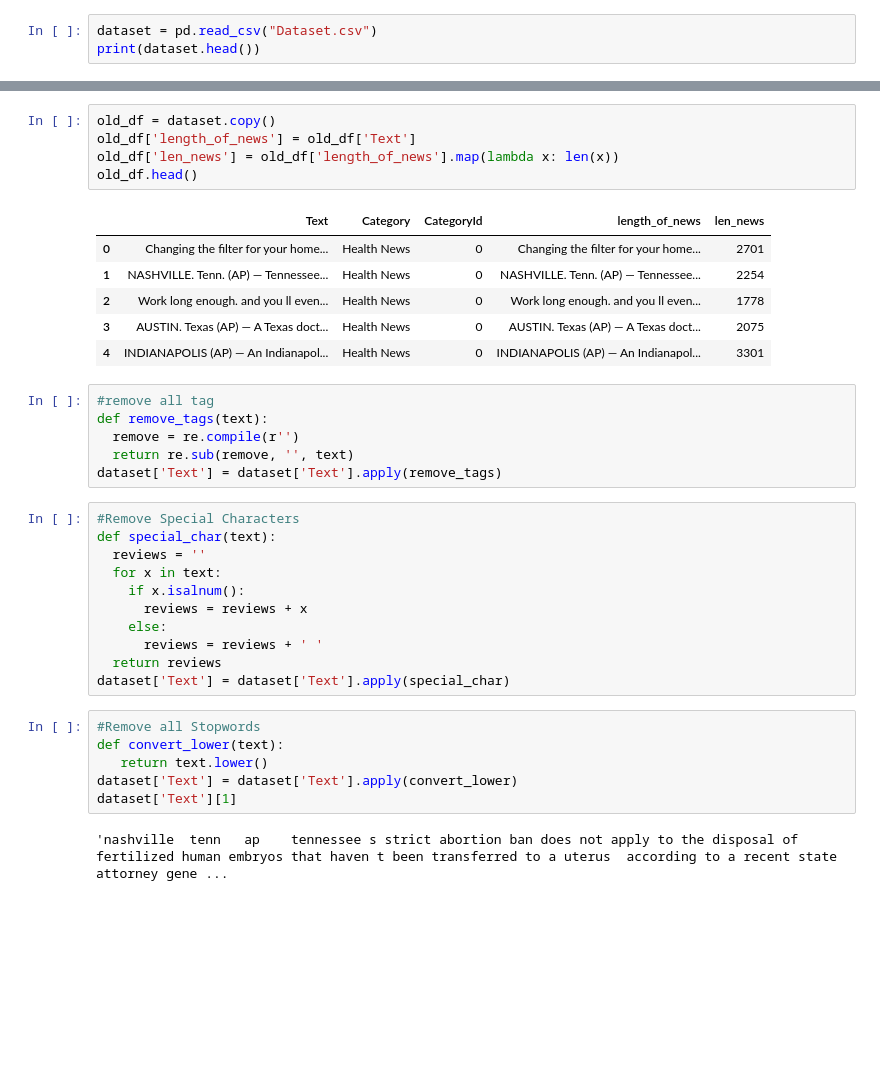
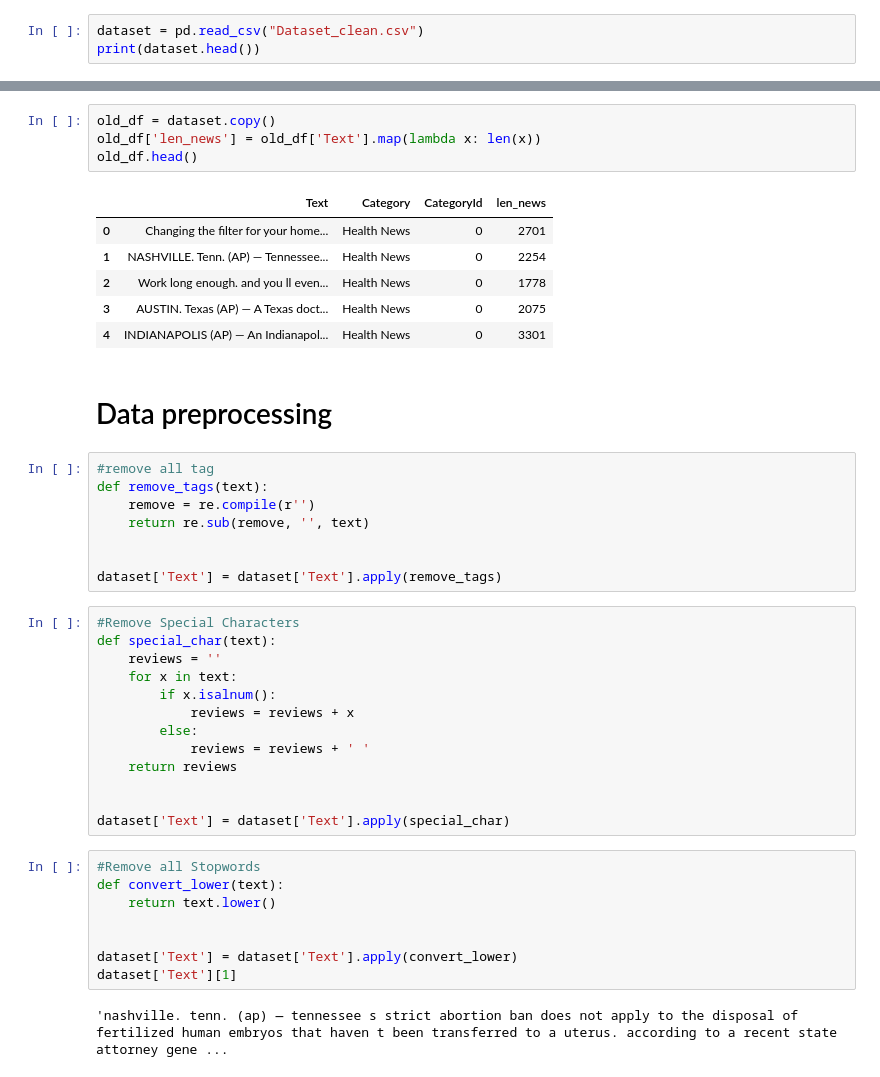
Before and after one commit to James030913/AiAssignment, a Jupyter notebook: AIAsm.ipynb, the cells around one changed output, grey strips where cells are left out. Saved outputs shown, nothing was run; the diff lists cells and outputs as text; blank space fills up the shorter version.

```diff
--- a/AIAsm.ipynb
+++ b/AIAsm.ipynb
@@ -44,3 +26,3 @@ from sklearn.naive_bayes import GaussianNB,MultinomialNB,BernoulliNB
 # %%
-dataset = pd.read_csv("Dataset.csv")
+dataset = pd.read_csv("Dataset_clean.csv")
 print(dataset.head())
@@ -199,40 +127,47 @@ Name: Category, dtype: object
 # %%
 old_df = dataset.copy()
-old_df['length_of_news'] = old_df['Text']
-old_df['len_news'] = old_df['length_of_news'].map(lambda x: len(x))
+old_df['len_news'] = old_df['Text'].map(lambda x: len(x))
 old_df.head()
 # %% [output]
-|  | Text | Category | CategoryId | length_of_news | len_news |
-| 0 | Changing the filter for your home... | Health News | 0 | Changing the filter for your home... | 2701 |
-| 1 | NASHVILLE. Tenn. (AP) — Tennessee... | Health News | 0 | NASHVILLE. Tenn. (AP) — Tennessee... | 2254 |
-| 2 | Work long enough. and you ll even... | Health News | 0 | Work long enough. and you ll even... | 1778 |
-| 3 | AUSTIN. Texas (AP) — A Texas doct... | Health News | 0 | AUSTIN. Texas (AP) — A Texas doct... | 2075 |
-| 4 | INDIANAPOLIS (AP) — An Indianapol... | Health News | 0 | INDIANAPOLIS (AP) — An Indianapol... | 3301 |
+|  | Text | Category | CategoryId | len_news |
+| 0 | Changing the filter for your home... | Health News | 0 | 2701 |
+| 1 | NASHVILLE. Tenn. (AP) — Tennessee... | Health News | 0 | 2254 |
+| 2 | Work long enough. and you ll even... | Health News | 0 | 1778 |
+| 3 | AUSTIN. Texas (AP) — A Texas doct... | Health News | 0 | 2075 |
+| 4 | INDIANAPOLIS (AP) — An Indianapol... | Health News | 0 | 3301 |
+# %% [markdown]
+# Data preprocessing
 # %%
 #remove all tag
 def remove_tags(text):
-  remove = re.compile(r'')
-  return re.sub(remove, '', text)
+    remove = re.compile(r'')
+    return re.sub(remove, '', text)
+
+
 dataset['Text'] = dataset['Text'].apply(remove_tags)
 # %%
 #Remove Special Characters
 def special_char(text):
-  reviews = ''
-  for x in text:
-    if x.isalnum():
-      reviews = reviews + x
-    else:
-      reviews = reviews + ' '
-  return reviews
+    reviews = ''
+    for x in text:
+        if x.isalnum():
+            reviews = reviews + x
+        else:
+            reviews = reviews + ' '
+    return reviews
+
+
 dataset['Text'] = dataset['Text'].apply(special_char)
 # %%
 #Remove all Stopwords
 def convert_lower(text):
-   return text.lower()
+    return text.lower()
+
+
 dataset['Text'] = dataset['Text'].apply(convert_lower)
 dataset['Text'][1]
 # %% [output]
-'nashville  tenn   ap    tennessee s strict abortion ban does not apply to the disposal of fertilized human embryos that haven t been transferred to a uterus  according to a recent state attorney gene ...
+'nashville. tenn. (ap) — tennessee s strict abortion ban does not apply to the disposal of fertilized human embryos that haven t been transferred to a uterus. according to a recent state attorney gene ...
 # %%
 #Lemmatizing the Words
 def remove_stopwords(text):
```
Also changed, not shown: parts of 38 cells of this notebook, 5 other files.
